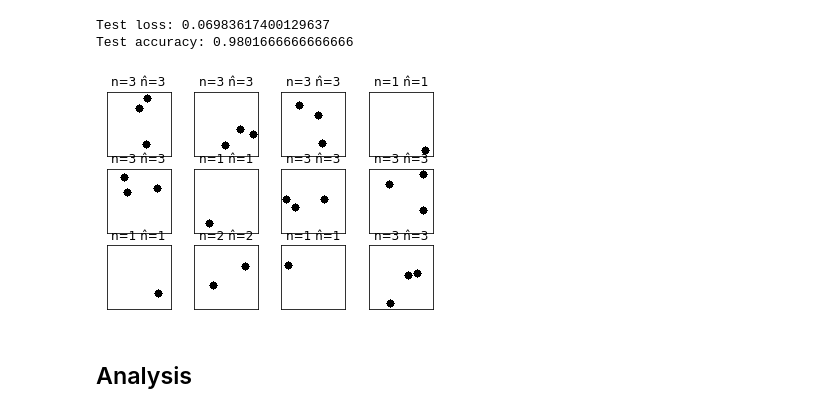
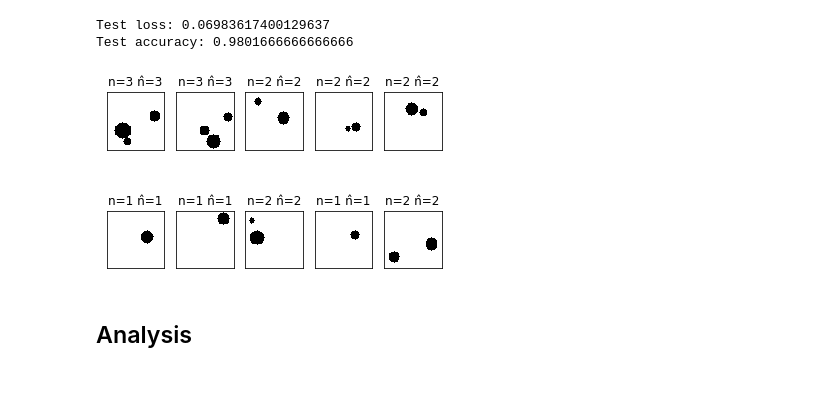
Before and after one commit to NLeSC/XAI, a Jupyter notebook: Software/CNNcountDemo/Model1VarDataset1VarManyImagesSomeMethods.ipynb, the cells around one changed output. Saved outputs shown, nothing was run; the diff lists cells and outputs as text; code cells hidden in the pictures; blank space fills up the shorter version.

Commit message:
issue #58: fixed generation of test images

```diff
--- a/Software/CNNcountDemo/Model1VarDataset1VarManyImagesSomeMethods.ipynb
+++ b/Software/CNNcountDemo/Model1VarDataset1VarManyImagesSomeMethods.ipynb
@@ -112,25 +112,33 @@ print('Test accuracy:', score[1])
 Test loss: 0.06983617400129637
 Test accuracy: 0.9801666666666666
 # %%
-for i in range(12):
-    n = int(np.random.randint(1, 3+1))
-    shapes = [(0, 4) for _ in range(n)]
+# generate 10 random images and predict the number of shapes using the trained model
+
+# define constants
+NMIN, NMAX = 1, 3  # nbr of shapes
+RMINV, RMAXV = 2,10 # shape radius for the Var dataset
+
+for i in range(10):
+
+    n = int(np.random.randint(NMIN, NMAX+1))
+    shapes = [(0, np.random.randint(RMINV, RMAXV)) for _ in range(n)]
+
     img = si.generate_image(64, shapes, 0)
 
     X = img[np.newaxis, :, :, np.newaxis].astype(np.float32)
-    plt.subplot(3, 4, i+1) # 3 x 4 is not distorted, but 4 x 3 is!
+    plt.subplot(2, 5, i+1)
     plt.imshow(img,cmap='binary')
     plt.xticks([])
     plt.yticks([])
     predictions = model.predict(X);
     #print(predictions)
     pred = np.argmax(predictions) + 1 # we subtracted 1 before
     #print(pred)
     plt.title('n=%d n̂=%d' % (n, pred))
 
 plt.show()
 # %% [output]
-[figure, old version]
+[figure, new version]
 # %% [markdown]
 ## Analysis
 # %% [markdown]
```
Also changed, not shown: parts of 3 cells of this notebook.
